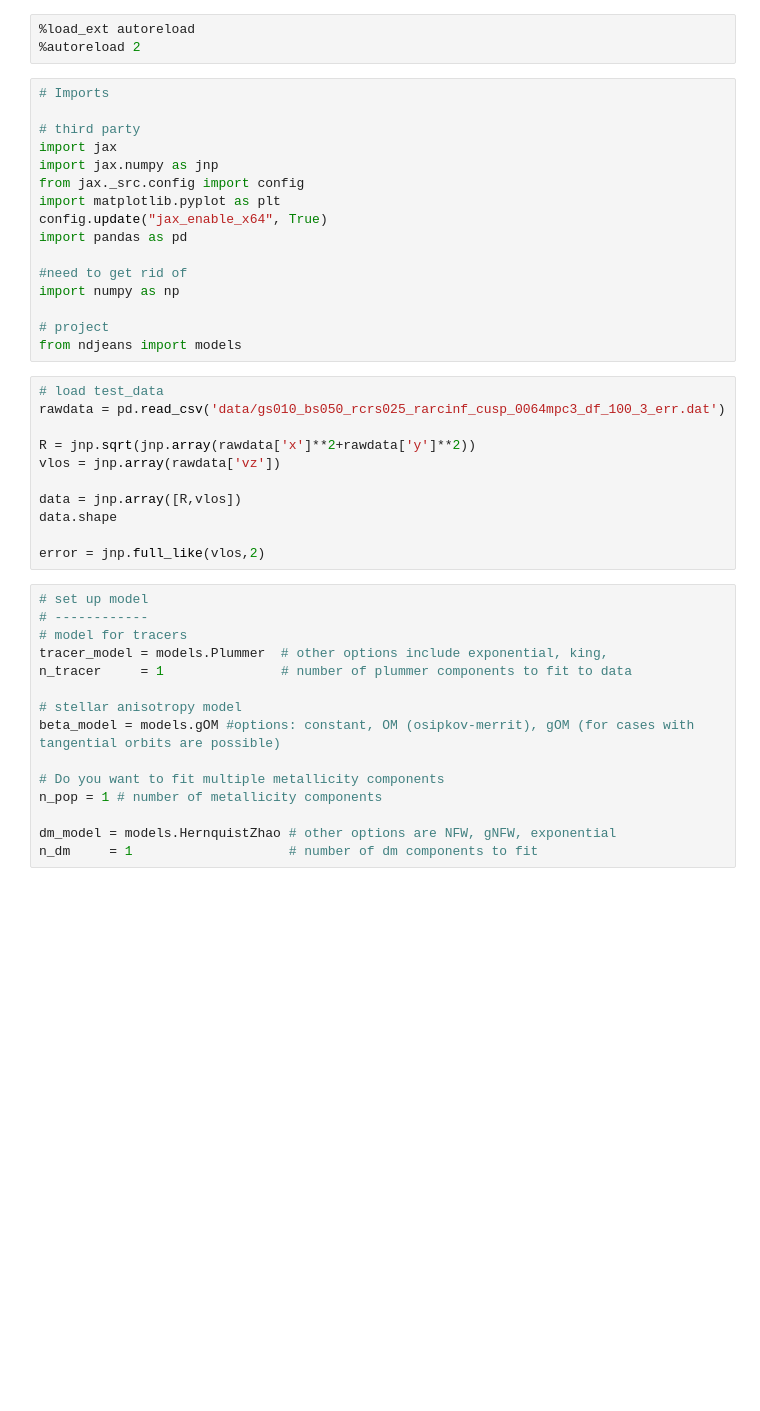
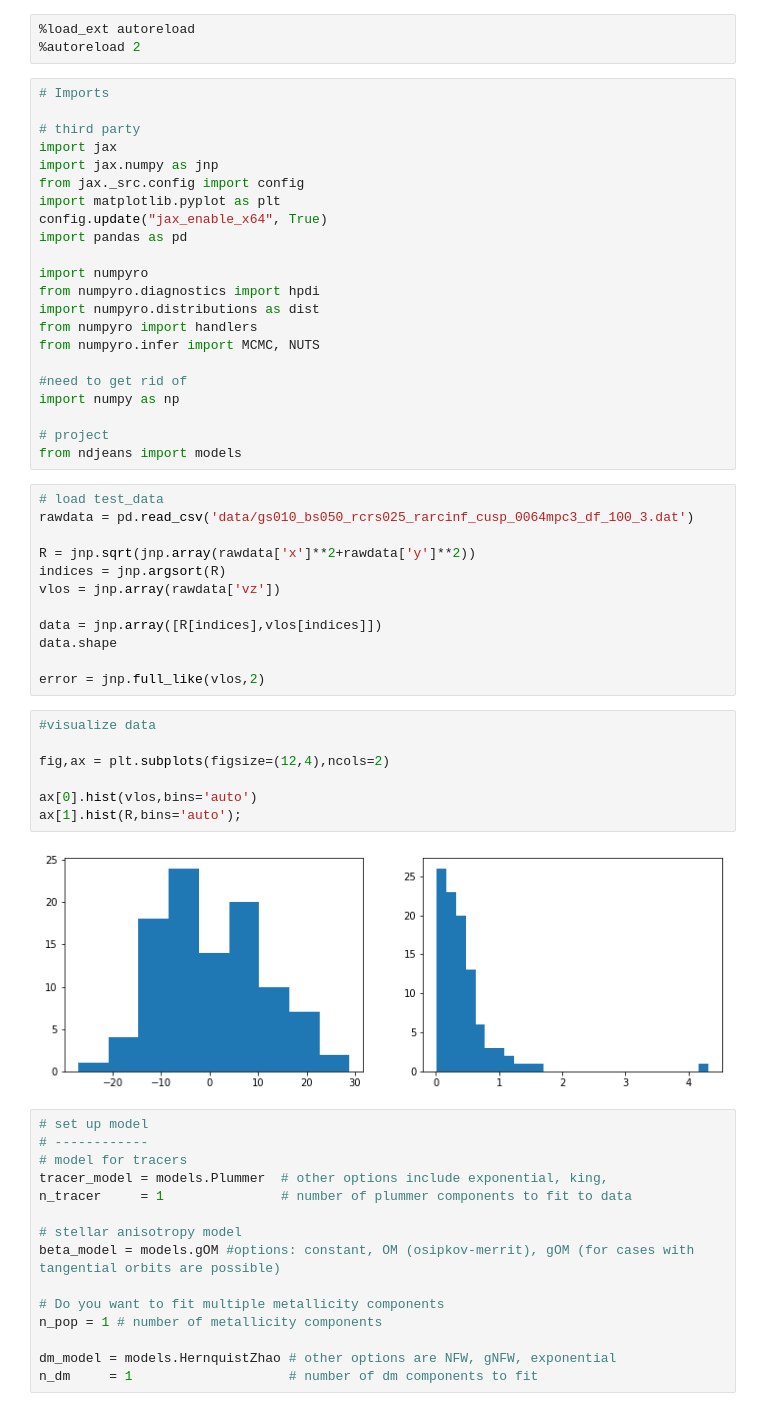
Before and after one commit to jguerra-astro/dynamicall, a Jupyter notebook: notebooks/example.ipynb, the cells around one changed output. Saved outputs shown, nothing was run; the diff lists cells and outputs as text; blank space fills up the shorter version.

```diff
--- a/notebooks/example.ipynb
+++ b/notebooks/example.ipynb
@@ -12,6 +12,12 @@ import matplotlib.pyplot as plt
 config.update("jax_enable_x64", True)
 import pandas as pd
 
+import numpyro
+from numpyro.diagnostics import hpdi
+import numpyro.distributions as dist
+from numpyro import handlers
+from numpyro.infer import MCMC, NUTS
+
 #need to get rid of
 import numpy as np
 
@@ -19,15 +25,25 @@ import numpy as np
 from ndjeans import models
 # %%
 # load test_data
-rawdata = pd.read_csv('data/gs010_bs050_rcrs025_rarcinf_cusp_0064mpc3_df_100_3_err.dat')
+rawdata = pd.read_csv('data/gs010_bs050_rcrs025_rarcinf_cusp_0064mpc3_df_100_3.dat')
 
 R = jnp.sqrt(jnp.array(rawdata['x']**2+rawdata['y']**2))
+indices = jnp.argsort(R)
 vlos = jnp.array(rawdata['vz'])
 
-data = jnp.array([R,vlos])
+data = jnp.array([R[indices],vlos[indices]])
 data.shape
 
 error = jnp.full_like(vlos,2)
+# %%
+#visualize data
+
+fig,ax = plt.subplots(figsize=(12,4),ncols=2)
+
+ax[0].hist(vlos,bins='auto')
+ax[1].hist(R,bins='auto');
+# %% [output]
+[figure, added]
 # %%
 # set up model
 # ------------
```
Also changed, not shown: parts of 13 cells of this notebook, 11 other files.
